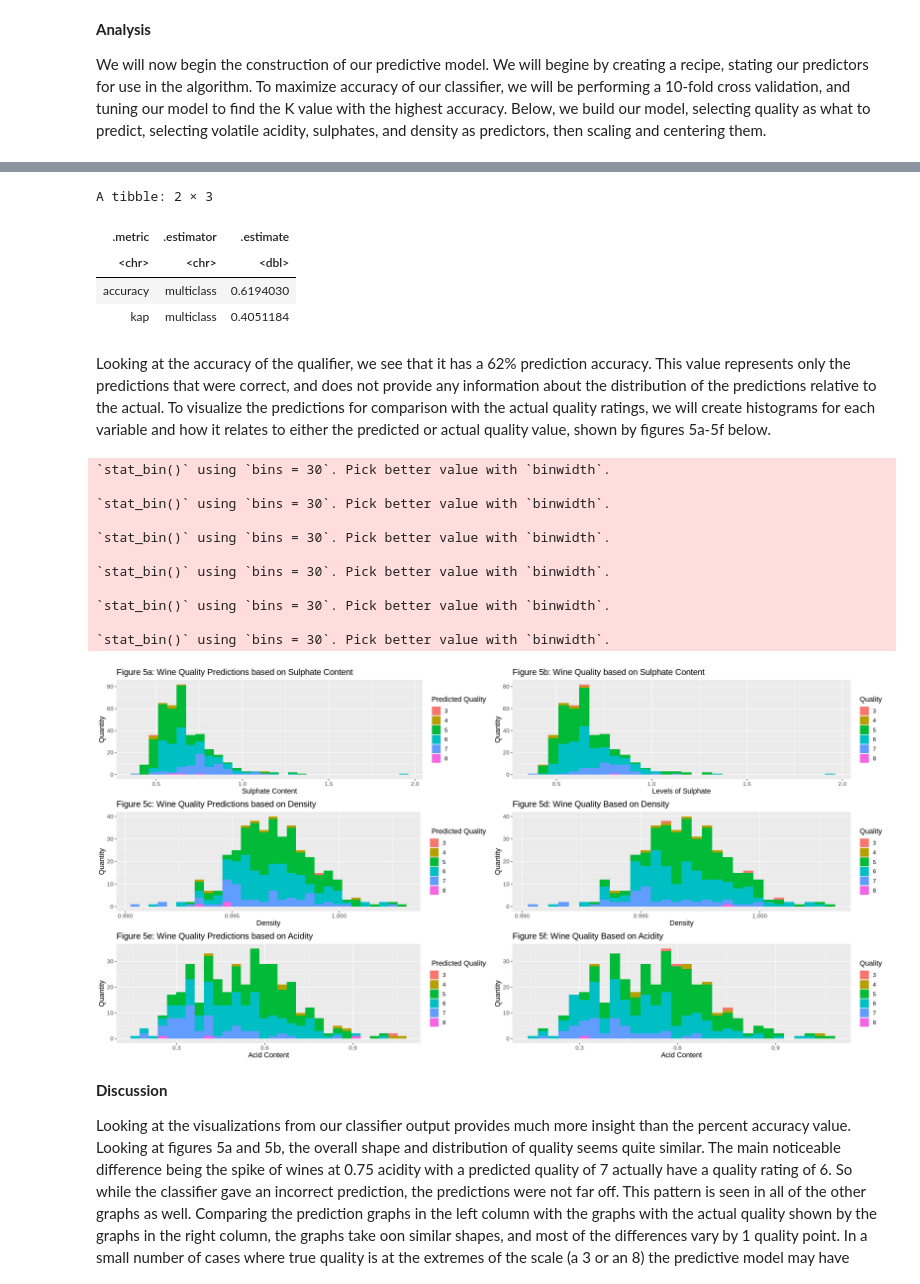
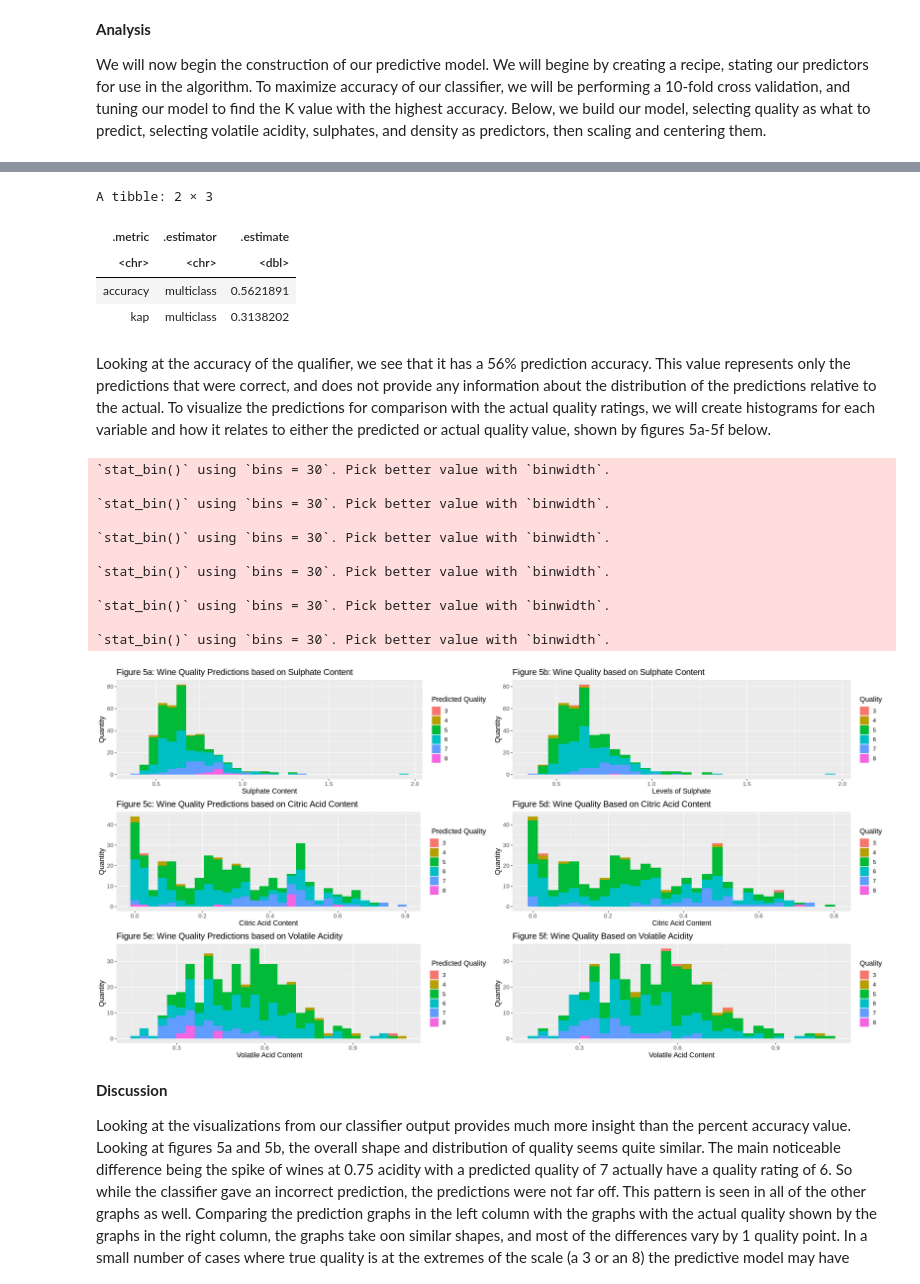
Before and after one commit to trushaan/f1_project_dsci100_163, a Jupyter notebook: proposal.ipynb, the cells around one changed output, grey strips where cells are left out. Drawn from its saved outputs; the diff is of its cells as text; code cells hidden in the pictures.

Commit message:
citric acid addition

```diff
--- a/proposal.ipynb
+++ b/proposal.ipynb
@@ -270,7 +270,7 @@ Based on what we saw from the exploratory tables and visualizations, the model s
 We will now begin the construction of our predictive model. We will begine by creating a recipe, stating our predictors for use in the algorithm. To maximize accuracy of our classifier, we will be performing a 10-fold cross validation, and tuning our model to find the K value with the highest accuracy. Below, we build our model, selecting quality as what to predict, selecting volatile acidity, sulphates, and density as predictors, then scaling and centering them.
 # %%
 #specifying our 3 predictors and preprocessing the data to be centered and scaled
-red_recipe<-recipe(quality~volatile.acidity+sulphates+density, data=red_train) |> step_scale(all_predictors()) |> step_center(all_predictors())
+red_recipe<-recipe(quality~volatile.acidity+sulphates+citric.acid, data=red_train) |> step_scale(all_predictors()) |> step_center(all_predictors())
 
 #splitting our overall training data into 10 evenly-sized chunks
 red_vfold<-vfold_cv(red_train, v=10, strata=quality)
@@ -355,47 +355,47 @@ prediction_accuracy
 A tibble: 2 × 3
 | .metric | .estimator | .estimate |
 | <chr> | <chr> | <dbl> |
-| accuracy | multiclass | 0.6194030 |
-| kap | multiclass | 0.4051184 |
+| accuracy | multiclass | 0.5621891 |
+| kap | multiclass | 0.3138202 |
 # %% [markdown]
-Looking at the accuracy of the qualifier, we see that it has a 62% prediction accuracy. This value represents only the predictions that were correct, and does not provide any information about the distribution of the predictions relative to the actual. To visualize the predictions for comparison with the actual quality ratings, we will create histograms for each variable and how it relates to either the predicted or actual quality value, shown by figures 5a-5f below.
+Looking at the accuracy of the qualifier, we see that it has a 56% prediction accuracy. This value represents only the predictions that were correct, and does not provide any information about the distribution of the predictions relative to the actual. To visualize the predictions for comparison with the actual quality ratings, we will create histograms for each variable and how it relates to either the predicted or actual quality value, shown by figures 5a-5f below.
 # %%
 
 #comparing our predicted quality and the actual quality
  sulphur_plot_pred <- ggplot(prediction, aes(x=sulphates, fill=.pred_class)) + geom_histogram() + xlab("Sulphate Content") +
 ylab("Quantity") +labs(fill="Predicted Quality") + ggtitle("Figure 5a: Wine Quality Predictions based on Sulphate Content") + theme(text = element_text(size = 13))
 
 sulphur_plot_actual <- ggplot(prediction, aes(x=sulphates, fill=quality)) + geom_histogram() + xlab("Levels of Sulphate") +
 ylab("Quantity") +labs(fill="Quality") + ggtitle("Figure 5b: Wine Quality based on Sulphate Content") + theme(text = element_text(size = 13))
 
-density_plot_pred<- ggplot(prediction, aes(x=density, fill=.pred_class)) + geom_histogram() + xlab("Density") +
-ylab("Quantity") +labs(fill=" Predicted Quality") + ggtitle("Figure 5c: Wine Quality Predictions based on Density") + theme(text = element_text(size = 13))
+density_plot_pred<- ggplot(prediction, aes(x=citric.acid, fill=.pred_class)) + geom_histogram() + xlab("Citric Acid Content") +
+ylab("Quantity") +labs(fill=" Predicted Quality") + ggtitle("Figure 5c: Wine Quality Predictions based on Citric Acid Content") + theme(text = element_text(size = 13))
 
-density_plot_actual<- ggplot(prediction, aes(x=density, fill=quality)) + geom_histogram() + xlab("Density") +
-ylab("Quantity") +labs(fill="Quality") + ggtitle("Figure 5d: Wine Quality Based on Density") + theme(text = element_text(size = 13))
+density_plot_actual<- ggplot(prediction, aes(x=citric.acid, fill=quality)) + geom_histogram() + xlab("Citric Acid Content") +
+ylab("Quantity") +labs(fill="Quality") + ggtitle("Figure 5d: Wine Quality Based on Citric Acid Content") + theme(text = element_text(size = 13))
 
-acidity_plot_pred<- ggplot(prediction, aes(x=volatile.acidity, fill=.pred_class)) + geom_histogram() + xlab("Acid Content") +
-ylab("Quantity") +labs(fill=" Predicted Quality") + ggtitle("Figure 5e: Wine Quality Predictions based on Acidity") + theme(text = element_text(size = 13))
+acidity_plot_pred<- ggplot(prediction, aes(x=volatile.acidity, fill=.pred_class)) + geom_histogram() + xlab(" Volatile Acid Content") +
+ylab("Quantity") +labs(fill=" Predicted Quality") + ggtitle("Figure 5e: Wine Quality Predictions based on Volatile Acidity") + theme(text = element_text(size = 13))
 
-acidity_plot_actual<- ggplot(prediction, aes(x=volatile.acidity, fill=quality)) + geom_histogram() + xlab("Acid Content") +
-ylab("Quantity") +labs(fill="Quality") + ggtitle("Figure 5f: Wine Quality Based on Acidity") + theme(text = element_text(size = 13))
+acidity_plot_actual<- ggplot(prediction, aes(x=volatile.acidity, fill=quality)) + geom_histogram() + xlab("Volatile Acid Content") +
+ylab("Quantity") +labs(fill="Quality") + ggtitle("Figure 5f: Wine Quality Based on Volatile Acidity") + theme(text = element_text(size = 13))
 
 
 options(repr.plot.width = 20, repr.plot.height = 10)
 plot_grid(sulphur_plot_pred, sulphur_plot_actual, density_plot_pred, density_plot_actual,acidity_plot_pred, acidity_plot_actual, ncol = 2)
 # %% [output]
 `stat_bin()` using `bins = 30`. Pick better value with `binwidth`.
 
 `stat_bin()` using `bins = 30`. Pick better value with `binwidth`.
 
 `stat_bin()` using `bins = 30`. Pick better value with `binwidth`.
 
 `stat_bin()` using `bins = 30`. Pick better value with `binwidth`.
 
 `stat_bin()` using `bins = 30`. Pick better value with `binwidth`.
 
 `stat_bin()` using `bins = 30`. Pick better value with `binwidth`.
-[figure, old version]
+[figure, new version]
 # %% [markdown]
 **Discussion**
 
```
Also changed, not shown: parts of 4 cells of this notebook.
